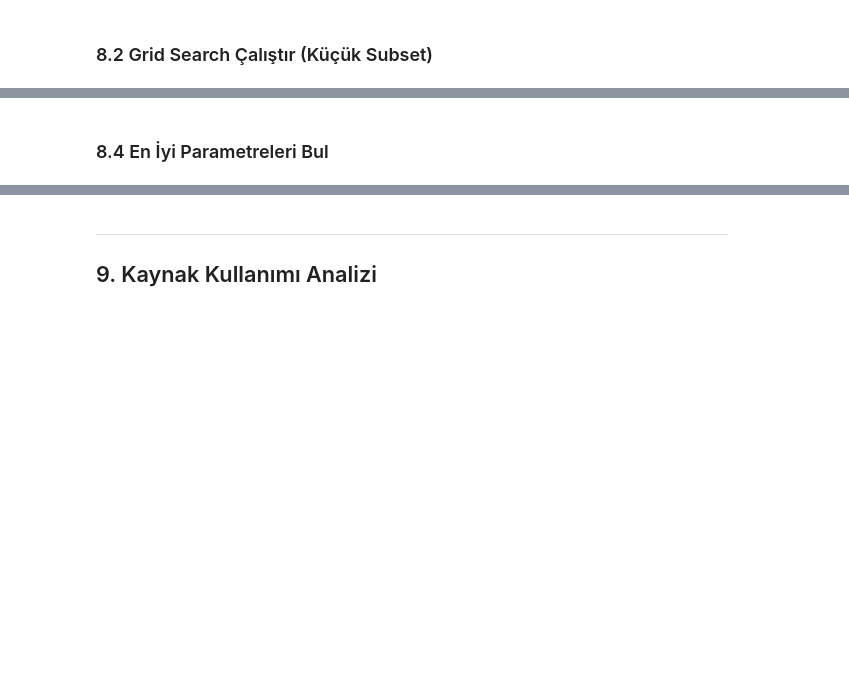
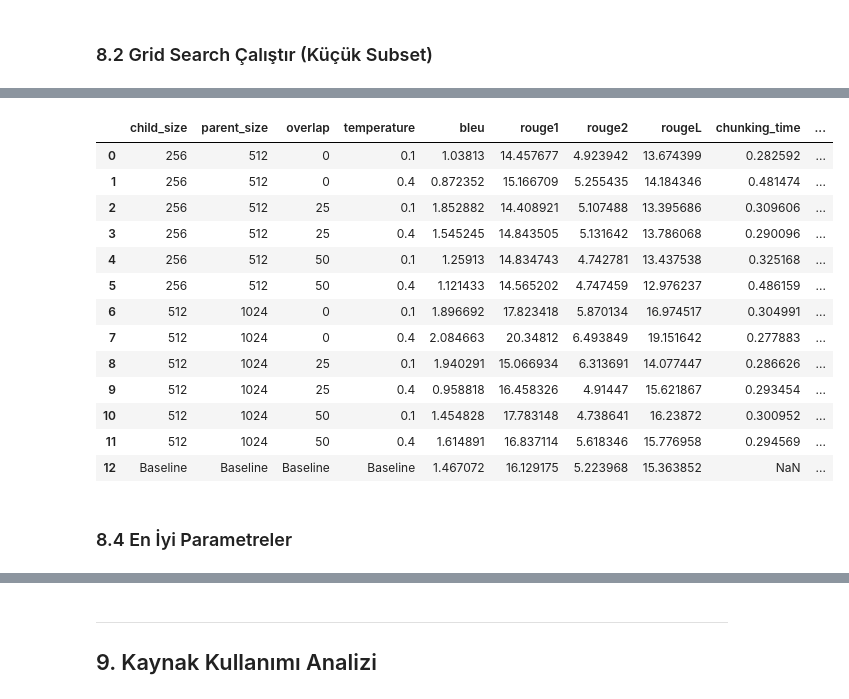
Before and after one commit to sendayildirim/V-RAG, a Jupyter notebook: notebooks/main_rag_notebook.ipynb, the cells around one changed output, grey strips where cells are left out. Drawn from its saved outputs; the diff is of its cells as text; code cells hidden in the pictures; blank space fills up the shorter version.

```diff
--- a/notebooks/main_rag_notebook.ipynb
+++ b/notebooks/main_rag_notebook.ipynb
@@ -461,5 +580,39 @@ print(exp_df[['child_size', 'overlap', 'temperature', 'bleu', 'rouge1', 'rougeL'
+# %%
+#exp_df = pd.read_csv('results/experiments/experiment_summary.csv')
+
+baseline_metrics_data = {
+    'child_size': 'Baseline',
+    'parent_size': 'Baseline',
+    'overlap': 'Baseline',
+    'temperature': 'Baseline',
+    'bleu': comparison['baseline']['bleu'],
+    'rouge1': comparison['baseline']['rouge1'],
+    'rouge2': comparison['baseline']['rouge2'],
+    'rougeL': comparison['baseline']['rougeL']
+}
+
+baseline_series = pd.Series(index=exp_df.columns, dtype=object)
+baseline_series.update(pd.Series(baseline_metrics_data))
+
+exp_df2 = pd.concat([exp_df, pd.DataFrame(baseline_series).T], ignore_index=True)
+exp_df2
+# %% [output]
+|  | child_size | parent_size | overlap | temperature | bleu | rouge1 | rouge2 | rougeL | chunking_time | ... |
+| 0 | 256 | 512 | 0 | 0.1 | 1.03813 | 14.457677 | 4.923942 | 13.674399 | 0.282592 | ... |
+| 1 | 256 | 512 | 0 | 0.4 | 0.872352 | 15.166709 | 5.255435 | 14.184346 | 0.481474 | ... |
+| 2 | 256 | 512 | 25 | 0.1 | 1.852882 | 14.408921 | 5.107488 | 13.395686 | 0.309606 | ... |
+| 3 | 256 | 512 | 25 | 0.4 | 1.545245 | 14.843505 | 5.131642 | 13.786068 | 0.290096 | ... |
+| 4 | 256 | 512 | 50 | 0.1 | 1.25913 | 14.834743 | 4.742781 | 13.437538 | 0.325168 | ... |
+| 5 | 256 | 512 | 50 | 0.4 | 1.121433 | 14.565202 | 4.747459 | 12.976237 | 0.486159 | ... |
+| 6 | 512 | 1024 | 0 | 0.1 | 1.896692 | 17.823418 | 5.870134 | 16.974517 | 0.304991 | ... |
+| 7 | 512 | 1024 | 0 | 0.4 | 2.084663 | 20.34812 | 6.493849 | 19.151642 | 0.277883 | ... |
+| 8 | 512 | 1024 | 25 | 0.1 | 1.940291 | 15.066934 | 6.313691 | 14.077447 | 0.286626 | ... |
+| 9 | 512 | 1024 | 25 | 0.4 | 0.958818 | 16.458326 | 4.91447 | 15.621867 | 0.293454 | ... |
+| 10 | 512 | 1024 | 50 | 0.1 | 1.454828 | 17.783148 | 4.738641 | 16.23872 | 0.300952 | ... |
+| 11 | 512 | 1024 | 50 | 0.4 | 1.614891 | 16.837114 | 5.618346 | 15.776958 | 0.294569 | ... |
+| 12 | Baseline | Baseline | Baseline | Baseline | 1.467072 | 16.129175 | 5.223968 | 15.363852 | NaN | ... |
 # %% [markdown]
-### 8.4 En İyi Parametreleri Bul
+### 8.4 En İyi Parametreler
 # %%
 # BLEU'ya göre sırala
 best_bleu = exp_df.nlargest(5, 'bleu')[['child_size', 'overlap', 'temperature', 'bleu', 'total_time']]
```
Also changed, not shown: parts of 23 cells of this notebook.
